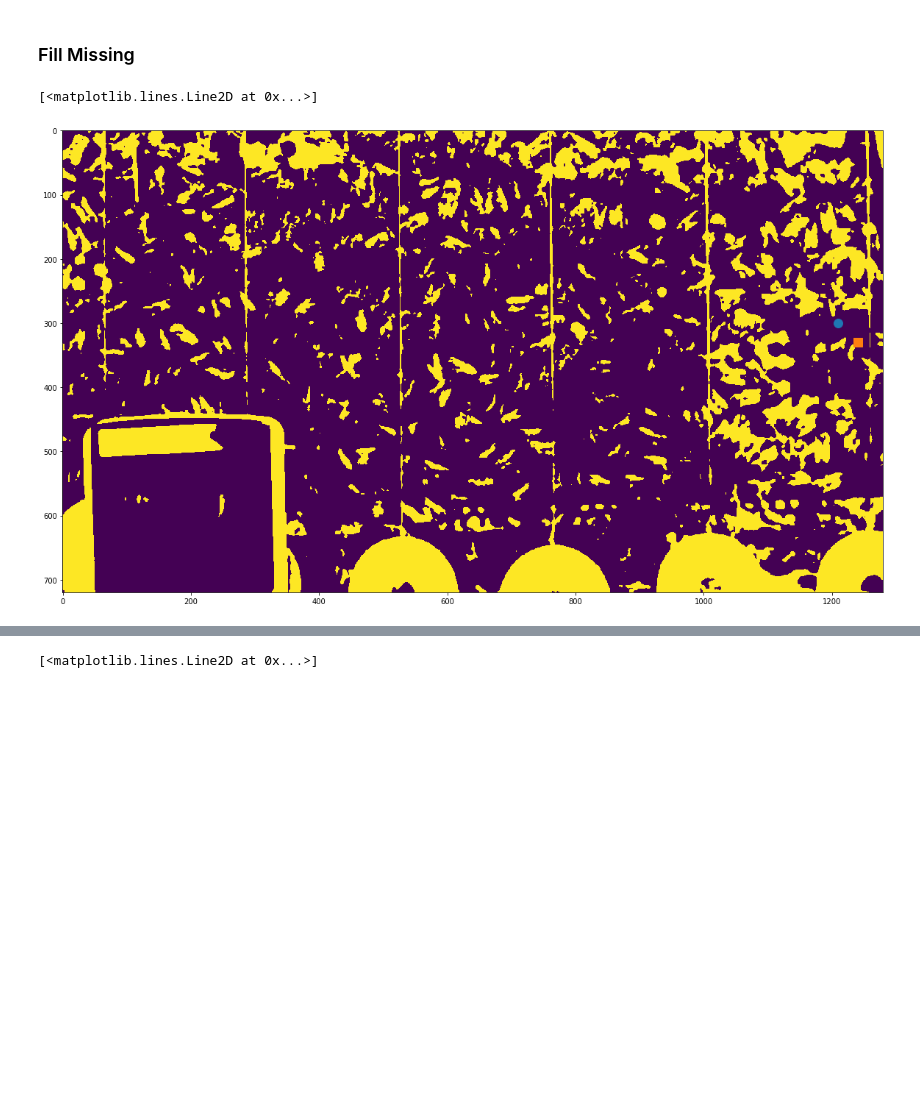
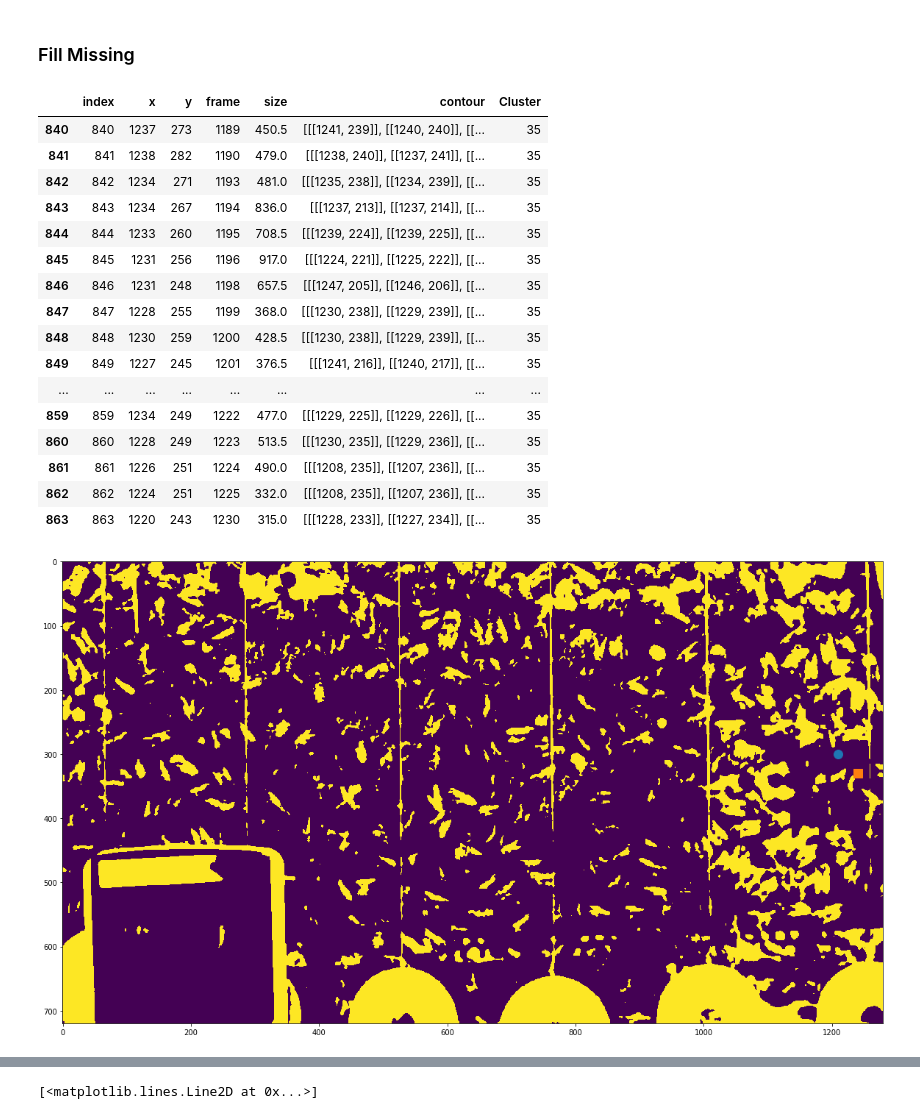
Before and after one commit to Jreece18/WaggleDanceTracker, a Jupyter notebook: TidyDataset.ipynb, the cells around one changed output, grey strips where cells are left out. Cells and saved outputs as stored; diff of their text form; code cells hidden in the pictures; blank space fills up the shorter version.

```diff
--- a/TidyDataset.ipynb
+++ b/TidyDataset.ipynb
@@ -270,18 +272,36 @@ def moveDirection(prev_bbox, bbox):
 # %%
-clust = df[df['Cluster']==9] # 6
+clust = df[df['Cluster']==35] # 1, 6
 clust
+cap = cv2.VideoCapture('Bees10.mov')
 cap.set(1, 233)
 _, frame = cap.read()
 gray = cv2.cvtColor(frame, cv2.COLOR_BGR2GRAY)
 gray = cv2.GaussianBlur(gray, (15,15), 1)
 thresh = cv2.threshold(gray, 120, 220, cv2.THRESH_BINARY)[1]
 
 plt.figure(figsize=(20,20))
 plt.imshow(thresh)
 plt.plot(1225-15, 315-15, marker='o', markersize=12)
 plt.plot(1225+15, 315+15, marker='s', markersize=12)
+clust
 # %% [output]
-[<matplotlib.lines.Line2D at 0x...>]
+|  | index | x | y | frame | size | contour | Cluster |
+| 840 | 840 | 1237 | 273 | 1189 | 450.5 | [[[1241, 239]], [[1240, 240]], [[... | 35 |
+| 841 | 841 | 1238 | 282 | 1190 | 479.0 | [[[1238, 240]], [[1237, 241]], [[... | 35 |
+| 842 | 842 | 1234 | 271 | 1193 | 481.0 | [[[1235, 238]], [[1234, 239]], [[... | 35 |
+| 843 | 843 | 1234 | 267 | 1194 | 836.0 | [[[1237, 213]], [[1237, 214]], [[... | 35 |
+| 844 | 844 | 1233 | 260 | 1195 | 708.5 | [[[1239, 224]], [[1239, 225]], [[... | 35 |
+| 845 | 845 | 1231 | 256 | 1196 | 917.0 | [[[1224, 221]], [[1225, 222]], [[... | 35 |
+| 846 | 846 | 1231 | 248 | 1198 | 657.5 | [[[1247, 205]], [[1246, 206]], [[... | 35 |
+| 847 | 847 | 1228 | 255 | 1199 | 368.0 | [[[1230, 238]], [[1229, 239]], [[... | 35 |
+| 848 | 848 | 1230 | 259 | 1200 | 428.5 | [[[1230, 238]], [[1229, 239]], [[... | 35 |
+| 849 | 849 | 1227 | 245 | 1201 | 376.5 | [[[1241, 216]], [[1240, 217]], [[... | 35 |
+| ... | ... | ... | ... | ... | ... | ... | ... |
+| 859 | 859 | 1234 | 249 | 1222 | 477.0 | [[[1229, 225]], [[1229, 226]], [[... | 35 |
+| 860 | 860 | 1228 | 249 | 1223 | 513.5 | [[[1230, 235]], [[1229, 236]], [[... | 35 |
+| 861 | 861 | 1226 | 251 | 1224 | 490.0 | [[[1208, 235]], [[1207, 236]], [[... | 35 |
+| 862 | 862 | 1224 | 251 | 1225 | 332.0 | [[[1208, 235]], [[1207, 236]], [[... | 35 |
+| 863 | 863 | 1220 | 243 | 1230 | 315.0 | [[[1228, 233]], [[1227, 234]], [[... | 35 |
 [figure]
 # %%
 start = clust.iloc[0, :]['frame']
```
Also changed, not shown: parts of 7 cells of this notebook.
